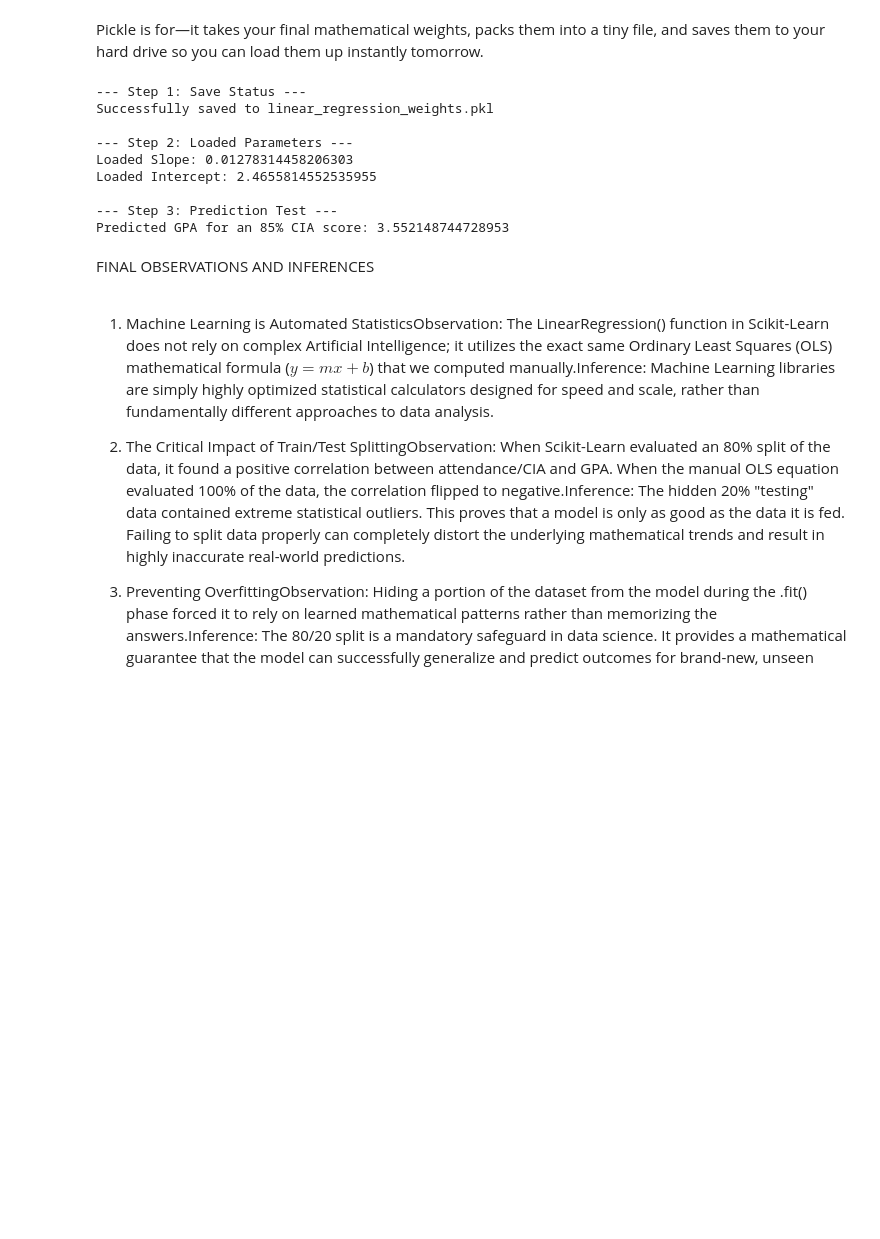
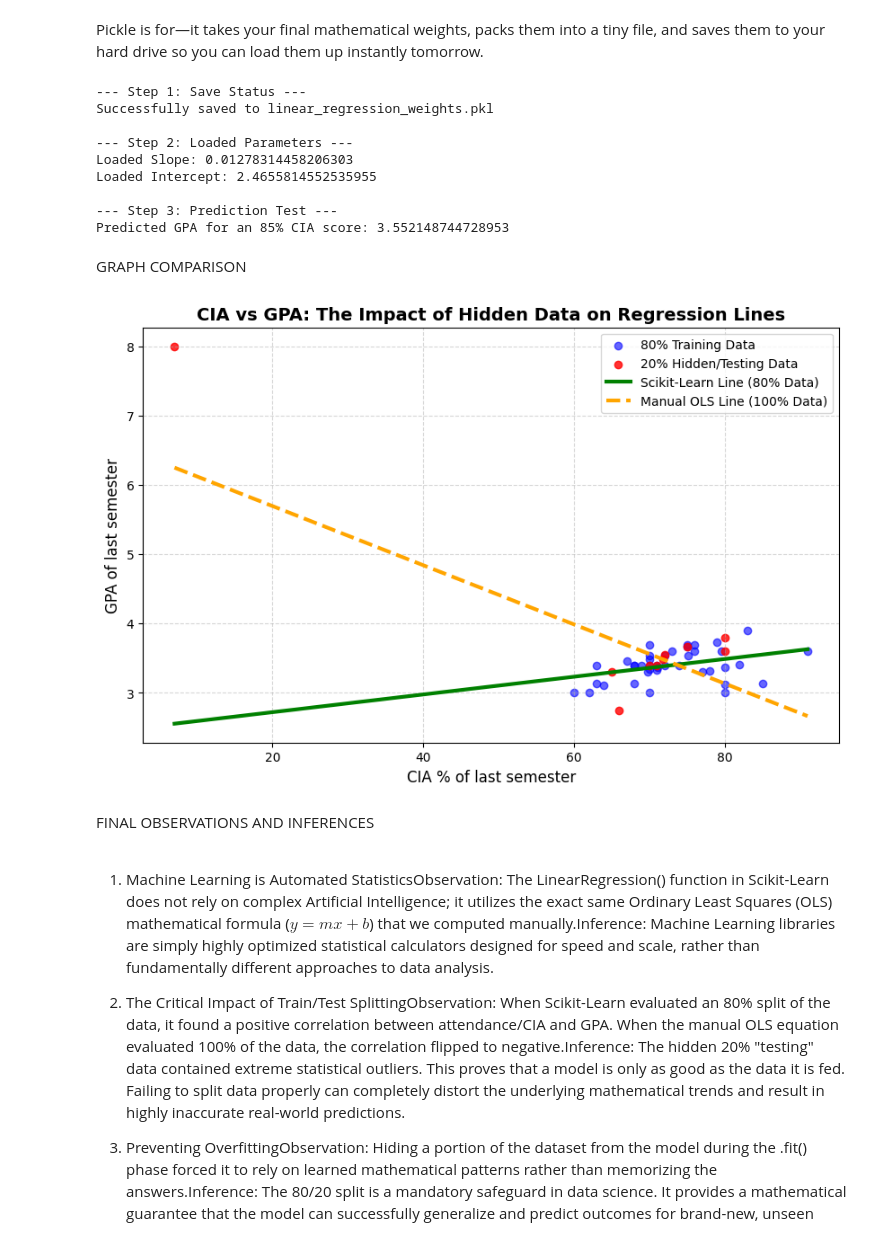
Before and after one commit to D1778/ML-lab-2547220, a Jupyter notebook: LAB3.ipynb, the cells around one changed output. Cells and saved outputs as stored; diff of their text form; code cells hidden in the pictures; blank space fills up the shorter version.

```diff
--- a/LAB3.ipynb
+++ b/LAB3.ipynb
@@ -70,7 +70,21 @@ colstoclean = [
 
 for col in colstoclean:
     if df[col].dtype == object:
-        df[col] = df[col].astype(str).str.replace('%', '', regex=False).str.replace('LPA', '', regex=True, flags=re.IGNORECASE).str.replace('+', '', regex=False).str.replace('l', '', regex=True, flags=re.IGNORECASE).str.replace('-', '', regex=False).str.strip().replace('nan', np.nan).astype(float)
+        # Convert to string and clean:
+        # 1. Remove common text like 'LPA', '%', '+'
+        # 2. Remove any remaining characters that are not digits or decimal points
+        # 3. Convert to numeric, coercing errors to NaN
+        cleaned_series = df[col].astype(str).str.replace('%', '', regex=False) \
+                                .str.replace('LPA', '', regex=True, flags=re.IGNORECASE) \
+                                .str.replace('+', '', regex=False) \
+                                .str.replace('l', '', regex=True, flags=re.IGNORECASE) \
+                                .str.replace('-', '', regex=False) \
+                                .str.replace(r'[^0-9.]', '', regex=True) \
+                                .str.strip()
+
+        # Replace empty strings (which might result from aggressive cleaning) with NaN
+        # Then convert to numeric, coercing any remaining errors to NaN
+        df[col] = pd.to_numeric(cleaned_series.replace('', np.nan), errors='coerce')
 
 print("Data Types after final bulk conversion:")
 print(df.dtypes)
@@ -432,6 +446,51 @@ Loaded Intercept: 2.4655814552535955
 
 --- Step 3: Prediction Test ---
 Predicted GPA for an 85% CIA score: 3.552148744728953
+# %% [markdown]
+GRAPH COMPARISON
+# %%
+import matplotlib.pyplot as plt
+import numpy as np
+
+# ==========================================
+# VISUALIZATION: Scikit-Learn vs Manual OLS
+# ==========================================
+
+plt.figure(figsize=(10, 6))
+
+# 1. Plot the actual student data points (Scatter Plot)
+# We plot the 80% Training data in blue, and the 20% Testing data in red
+plt.scatter(xTrain1, yTrain1, color='blue', alpha=0.6, label='80% Training Data')
+plt.scatter(xTest1, yTest1, color='red', alpha=0.8, label='20% Hidden/Testing Data')
+
+# 2. Create a smooth line of X values to draw our regression lines across
+x_min = df["Your CIA % of last semester"].min()
+x_max = df["Your CIA % of last semester"].max()
+x_line = np.linspace(x_min, x_max, 100)
+
+# 3. Calculate the Y values for the Scikit-Learn Line (80% Data)
+# Using the model's extracted slope and intercept
+y_sk = (model1.coef_[0][0] * x_line) + model1.intercept_[0]
+
+# 4. Calculate the Y values for the Manual OLS Line (100% Data)
+# Using the manual slope1 and intercept1 you calculated earlier
+y_manual = (slope1 * x_line) + intercept1
+
+# 5. Draw the two lines on the graph
+plt.plot(x_line, y_sk, color='green', linewidth=3, label='Scikit-Learn Line (80% Data)')
+plt.plot(x_line, y_manual, color='orange', linewidth=3, linestyle='dashed', label='Manual OLS Line (100% Data)')
+
+# 6. Add titles, labels, and a legend to make it look professional
+plt.title('CIA vs GPA: The Impact of Hidden Data on Regression Lines', fontsize=14, fontweight='bold')
+plt.xlabel('CIA % of last semester', fontsize=12)
+plt.ylabel('GPA of last semester', fontsize=12)
+plt.legend(loc='best')
+plt.grid(True, linestyle='--', alpha=0.5)
+
+# Show the final graph
+plt.show()
+# %% [output]
+[figure, added]
 # %% [markdown]
 FINAL OBSERVATIONS AND INFERENCES
 # %% [markdown]
```
Also changed, not shown: parts of 3 cells of this notebook.
